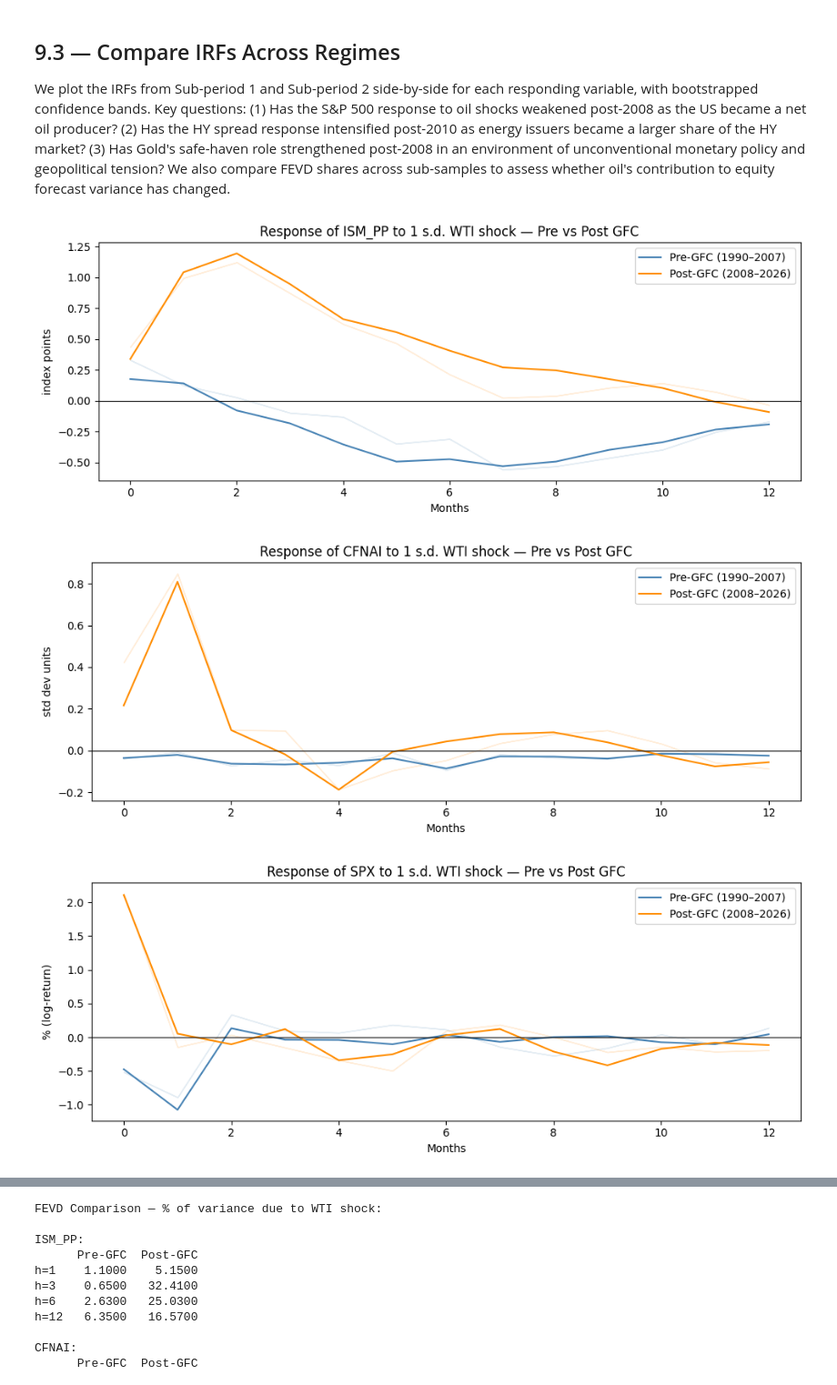
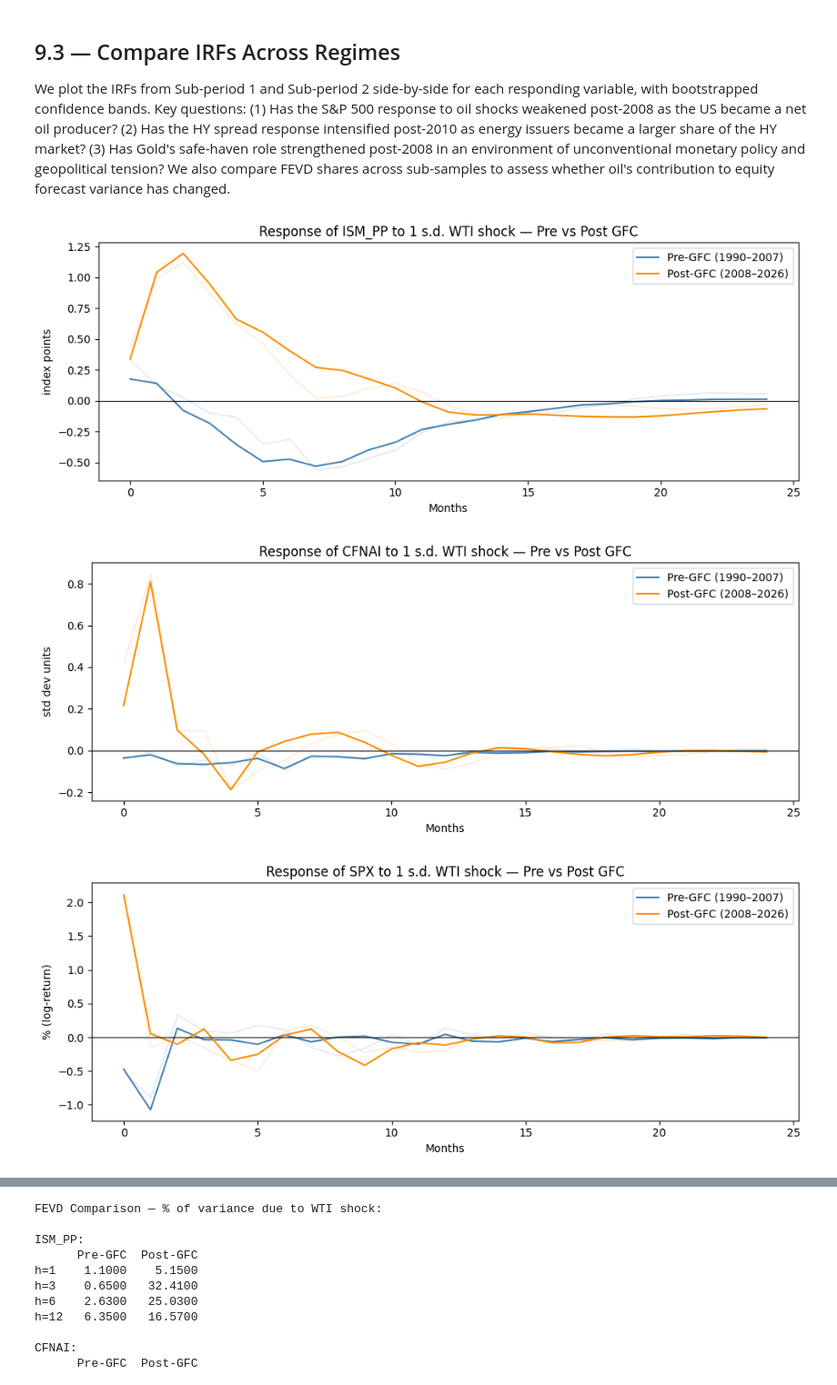
Before and after one commit to Altankaragulle/EMIF_Project_Oil, a Jupyter notebook: EMIF_Oil_Shock_Project.ipynb, the cells around one changed output, grey strips where cells are left out. Shown at 91% size. Cells and saved outputs as stored; diff of their text form; code cells hidden in the pictures.

```diff
--- a/EMIF_Oil_Shock_Project.ipynb
+++ b/EMIF_Oil_Shock_Project.ipynb
@@ -1237,7 +1236,7 @@ lag_table.round(4)
 VAR(p*) estimated via `statsmodels.tsa.vector_ar.var_model.VAR`. We print the full model summary and inspect the S&P 500 equation which lags of oil predict equity returns? and the oil equation (do financial variables feed back into oil?).
 # %%
 # 6 lags = half a year of monthly dynamics, balancing transmission horizon and parsimony
-p_star = 6
+p_star = 4
 print(f"Estimating VAR({p_star})")
 print()
 
@@ -1380,12 +1379,12 @@ Our ordering is: **WTI → ISM_PP → CFNAI → SPX → DHY**, which corresponds
 
 We compute orthogonalized IRFs for a one-standard-deviation positive WTI oil shock and plot the response of each of the 5 variables over a 12-month horizon. Confidence bands at 95% are computed via 500 bootstrap replications. The Cholesky ordering is WTI → ISM_PP → CFNAI → SPX → DHY, placing oil first so that all other variables can react contemporaneously to an oil shock but not vice versa within the same month.
 # %%
-irf = var_results.irf(12)
+irf = var_results.irf(24)
 lower_band, upper_band = irf.errband_mc(orth=True, repl=500, signif=0.05, seed=42)
 
 variables = var_df.columns.tolist()
 impulse_idx = variables.index("WTI")
-horizons = np.arange(13)
+horizons = np.arange(25)
 
 # Units for each variable
 units = {
@@ -1546,10 +1536,13 @@ DHY    6    0.3177     0.9994
 # %%
-irf_asym = var_asym_results.irf(12)
+irf_asym = var_asym_results.irf(24)
 lo_asym, hi_asym = irf_asym.errband_mc(orth=True, repl=500, signif=0.05, seed=42)
 
 asym_vars = var_asym.columns.tolist()
 impulse_asym = asym_vars.index("WTI")
-horizons = np.arange(13)
+
+# Derive horizons from actual IRF lengths
+horizons_sym  = np.arange(irf.orth_irfs.shape[0])
+horizons_asym = np.arange(irf_asym.orth_irfs.shape[0])
 
 response_vars = ["ISM_PP", "CFNAI", "SPX", "DHY"]
 units = {
@@ -1569,10 +1562,10 @@ for response_name in response_vars:
     hi_a   = hi_asym[:, asym_vars.index(response_name), impulse_asym]
 
     fig, ax = plt.subplots(figsize=(10, 4))
-    ax.plot(horizons, resp_sym, color="steelblue", label="Symmetric (WTI)")
-    ax.fill_between(horizons, lo_sym, hi_sym, alpha=0.15, color="steelblue")
-    ax.plot(horizons, resp_a, color="darkorange", label="Asymmetric (Oil⁺)")
-    ax.fill_between(horizons, lo_a, hi_a, alpha=0.15, color="darkorange")
+    ax.plot(horizons_sym, resp_sym, color="steelblue", label="Symmetric (WTI)")
+    ax.fill_between(horizons_sym, lo_sym, hi_sym, alpha=0.15, color="steelblue")
+    ax.plot(horizons_asym, resp_a, color="darkorange", label="Asymmetric (Oil⁺)")
+    ax.fill_between(horizons_asym, lo_a, hi_a, alpha=0.15, color="darkorange")
     ax.axhline(0, color="black", linewidth=0.8)
     ax.set_title(f"Response of {response_name} to 1 s.d. oil shock — Symmetric vs Asymmetric")
     ax.set_xlabel("Months")
@@ -1701,46 +1692,46 @@ DHY    12   6.8190     0.8693
 
 We plot the IRFs from Sub-period 1 and Sub-period 2 side-by-side for each responding variable, with bootstrapped confidence bands. Key questions: (1) Has the S&P 500 response to oil shocks weakened post-2008 as the US became a net oil producer? (2) Has the HY spread response intensified post-2010 as energy issuers became a larger share of the HY market? (3) Has Gold's safe-haven role strengthened post-2008 in an environment of unconventional monetary policy and geopolitical tension? We also compare FEVD shares across sub-samples to assess whether oil's contribution to equity forecast variance has changed.
 # %%
-irf_pre = var_pre_results.irf(12)
+irf_pre = var_pre_results.irf(24)
 lo_pre, hi_pre = irf_pre.errband_mc(orth=True, repl=500, signif=0.05, seed=42)
 
-irf_post = var_post_results.irf(12)
+irf_post = var_post_results.irf(24)
 lo_post, hi_post = irf_post.errband_mc(orth=True, repl=500, signif=0.05, seed=42)
 
-horizons = np.arange(13)
+horizons = np.arange(25)
 response_vars = ["ISM_PP", "CFNAI", "SPX", "DHY"]
 units = {
     "ISM_PP": "index points",
     "CFNAI":  "std dev units",
     "SPX":    "% (log-return)",
     "DHY":    "pp (spread change)"
 }
 
 for response_name in response_vars:
     r_idx = variables.index(response_name)
     w_idx = variables.index("WTI")
 
     resp1 = irf_pre.orth_irfs[:, r_idx, w_idx]
     lo1 = lo_pre[:, r_idx, w_idx]
     hi1 = hi_pre[:, r_idx, w_idx]
 
     resp2 = irf_post.orth_irfs[:, r_idx, w_idx]
     lo2 = lo_post[:, r_idx, w_idx]
     hi2 = hi_post[:, r_idx, w_idx]
 
     fig, ax = plt.subplots(figsize=(10, 4))
     ax.plot(horizons, resp1, color="steelblue", label="Pre-GFC (1990–2007)")
     ax.fill_between(horizons, lo1, hi1, alpha=0.15, color="steelblue")
     ax.plot(horizons, resp2, color="darkorange", label="Post-GFC (2008–2026)")
     ax.fill_between(horizons, lo2, hi2, alpha=0.15, color="darkorange")
     ax.axhline(0, color="black", linewidth=0.8)
     ax.set_title(f"Response of {response_name} to 1 s.d. WTI shock — Pre vs Post GFC")
     ax.set_xlabel("Months")
     ax.set_ylabel(units[response_name])
     ax.legend()
     plt.tight_layout()
     plt.show()
 # %% [output]
-[figure, old version]
+[figure, new version]
-[figure, old version]
+[figure, new version]
-[figure, old version]
+[figure, new version]
```
Also changed, not shown: parts of 13 cells of this notebook.
